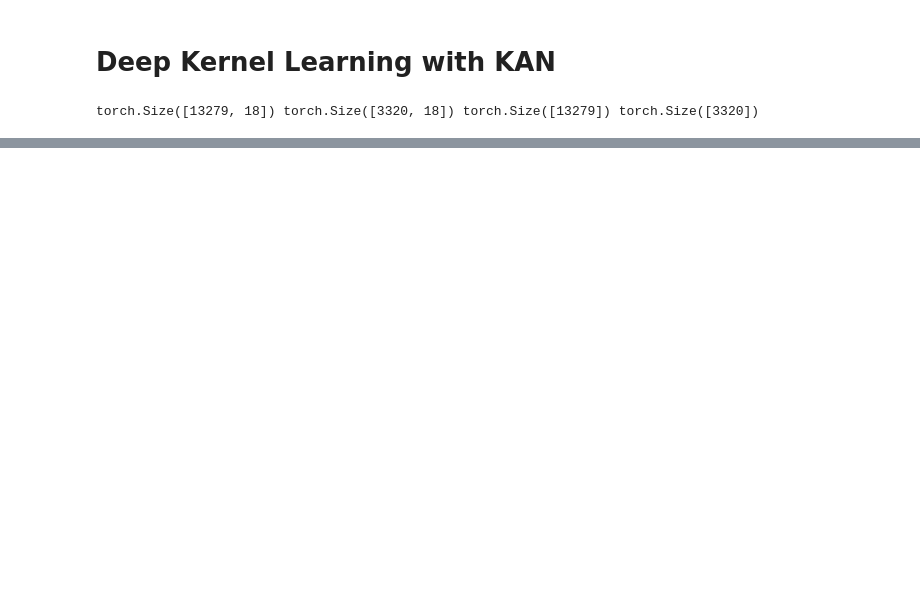
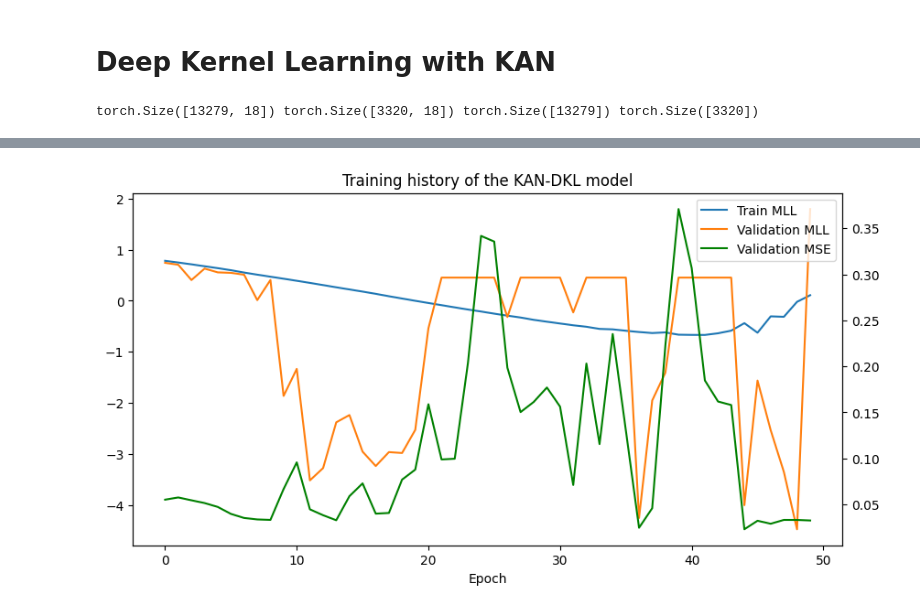
Before and after one commit to ddangchani/Supplements, a Jupyter notebook: DeepLearning/KANDKL.ipynb, the cells around one changed output, grey strips where cells are left out. Drawn from its saved outputs; the diff is of its cells as text; code cells hidden in the pictures; blank space fills up the shorter version.

```diff
--- a/DeepLearning/KANDKL.ipynb
+++ b/DeepLearning/KANDKL.ipynb
@@ -144,3 +151,6 @@ TypeError: 'NoneType' object is not subscriptable
+# %%
+# hyperparameters
+hidden_dim = 5
 # %%
 # KAN based model
 
@@ -148,17 +158,17 @@ class KAN_extractor(nn.Module):
     def __init__(self):
         super(KAN_extractor, self).__init__()
         self.kan1 = KANLayer(
-            in_dim=data_dim, out_dim=2*data_dim+1,
+            data_dim, hidden_dim,
             num=5, k=3, base_fun=torch.nn.SiLU())
-        self.kan2 = KANLayer(2*data_dim+1, 2,
+        self.kan2 = KANLayer(hidden_dim, 2,
             num=5, k=3, base_fun=torch.nn.SiLU())
 
     def forward(self, x):
-        x, *_ = self.kan1(x)
-        x, *_ = self.kan2(x)
-        return x
+        x1, *_ = self.kan1(x)
+        x2, *_ = self.kan2(x1)
+        return x2
 
-
+kan_extractor = KAN_extractor()
 
 class KAN_GPR(gpytorch.models.ExactGP):
     def __init__(self, train_x, train_y, likelihood):
@@ -168,7 +178,7 @@ class KAN_GPR(gpytorch.models.ExactGP):
             gpytorch.kernels.ScaleKernel(gpytorch.kernels.RBFKernel(ard_num_dims=2)),
             num_dims=2, grid_size=50
         )
-        self.feature_extractor = KAN_extractor()
+        self.feature_extractor = kan_extractor
         self.scaler = gpytorch.utils.grid.ScaleToBounds(-1, 1)
 
     def forward(self, x):
@@ -177,9 +187,3 @@ class KAN_GPR(gpytorch.models.ExactGP):
         mean_x = self.mean_module(x)
         covar_x = self.covar_module(x)
         return gpytorch.distributions.MultivariateNormal(mean_x, covar_x)
-
-likelihood = gpytorch.likelihoods.GaussianLikelihood()
-kan_model = KAN_GPR(X_train, y_train, likelihood)
-
-# number of parameters
-print(f"Number of parameters: {sum(p.numel() for p in kan_model.parameters())}")
@@ -217,0 +240,13 @@ TypeError: step() missing 1 required positional argument: 'closure'
+# %%
+# History plot
+fig, ax = plt.subplots(figsize=(10, 5))
+ax2 = ax.twinx()
+ax.plot(kan_losses["train_losses"], label="Train MLL")
+ax.plot(kan_losses["val_mlls"], label="Validation MLL")
+ax2.plot(kan_losses["val_mses"], label="Validation MSE", color='green')
+ax.set_xlabel("Epoch")
+plt.legend([ax.get_lines()[0], ax.get_lines()[1], ax2.get_lines()[0]], ["Train MLL", "Validation MLL", "Validation MSE"])
+plt.title("Training history of the KAN-DKL model")
+plt.show()
+# %% [output]
+[figure, added]
```
Also changed, not shown: parts of 14 cells of this notebook.
